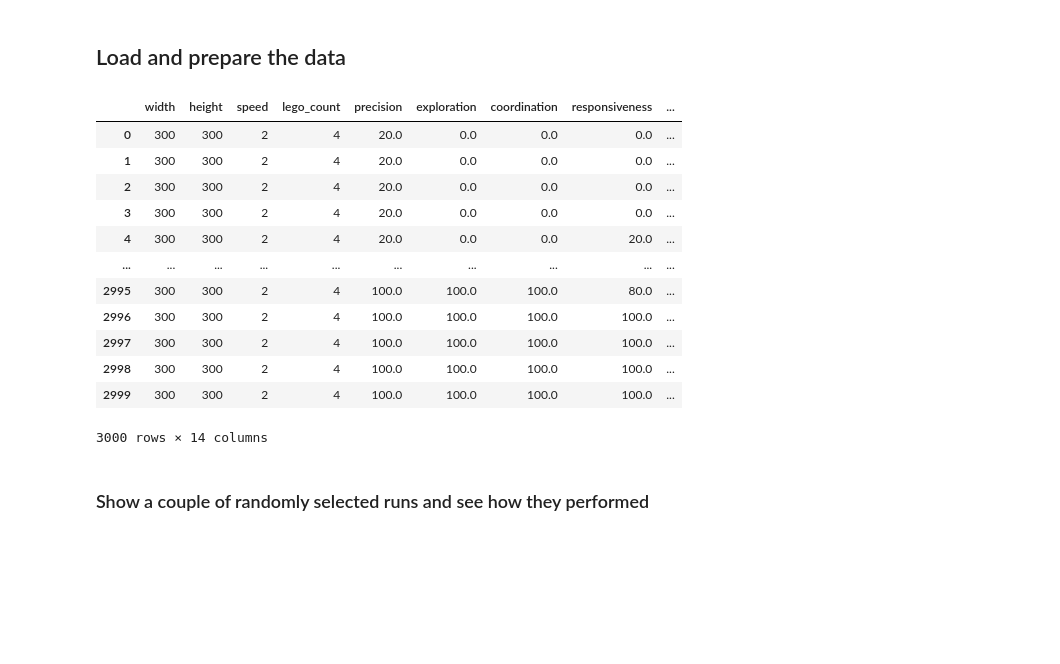
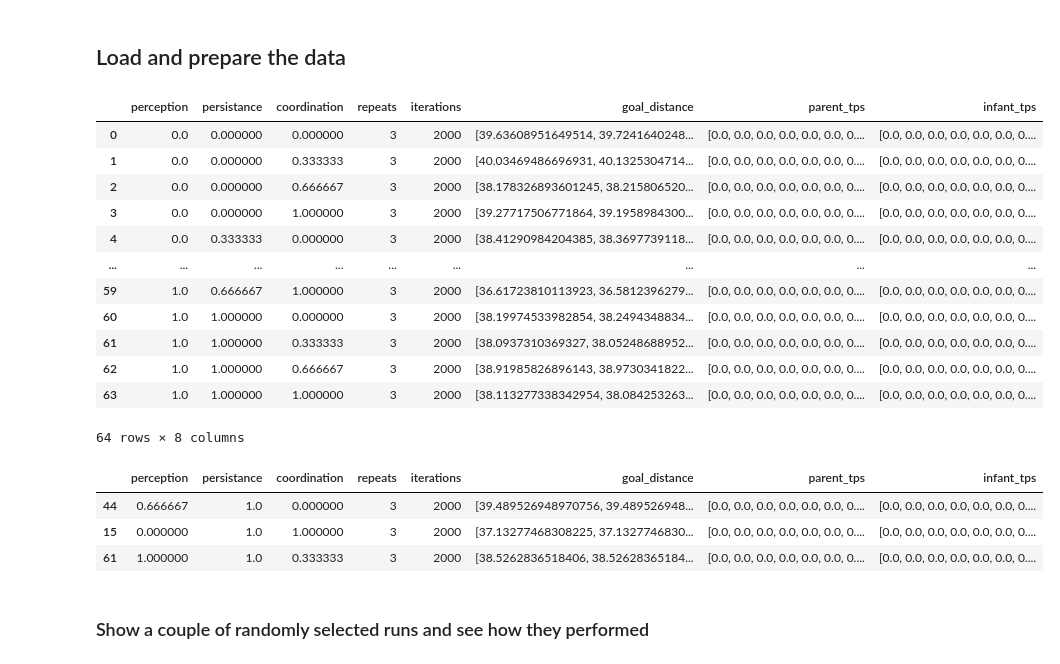
Before and after one commit to roznawsk/infant-abm, a Jupyter notebook: open_results.ipynb, the cells around one changed output. Cells and saved outputs as stored; diff of their text form; code cells hidden in the pictures; blank space fills up the shorter version.

```diff
--- a/open_results.ipynb
+++ b/open_results.ipynb
@@ -23,29 +23,32 @@ pylab.rcParams.update(params)
 # %%
 # df_nan = pd.read_hdf('results/run_grid_5_nan.hdf')
 # df_notnan = pd.read_hdf('results/run_grid_5_notnan.hdf')
 # df = pd.concat([df_nan, df_notnan])
 
-df = pd.read_hdf("results/run_grid_6.hdf")
-
-# df = pd.read_hdf('results/run_new_parallel.hdf')
-# df = pd.read_hdf('results/run_prec_exp.hdf')
-
-
+df = pd.read_hdf("results/test_run_temp.hdf")
+# df = pd.read_hdf("results/test_empty.hdf")
 df
 # %% [output]
-|  | width | height | speed | lego_count | precision | exploration | coordination | responsiveness | ... |
-| 0 | 300 | 300 | 2 | 4 | 20.0 | 0.0 | 0.0 | 0.0 | ... |
-| 1 | 300 | 300 | 2 | 4 | 20.0 | 0.0 | 0.0 | 0.0 | ... |
-| 2 | 300 | 300 | 2 | 4 | 20.0 | 0.0 | 0.0 | 0.0 | ... |
-| 3 | 300 | 300 | 2 | 4 | 20.0 | 0.0 | 0.0 | 0.0 | ... |
-| 4 | 300 | 300 | 2 | 4 | 20.0 | 0.0 | 0.0 | 20.0 | ... |
-| ... | ... | ... | ... | ... | ... | ... | ... | ... | ... |
-| 2995 | 300 | 300 | 2 | 4 | 100.0 | 100.0 | 100.0 | 80.0 | ... |
-| 2996 | 300 | 300 | 2 | 4 | 100.0 | 100.0 | 100.0 | 100.0 | ... |
-| 2997 | 300 | 300 | 2 | 4 | 100.0 | 100.0 | 100.0 | 100.0 | ... |
-| 2998 | 300 | 300 | 2 | 4 | 100.0 | 100.0 | 100.0 | 100.0 | ... |
-| 2999 | 300 | 300 | 2 | 4 | 100.0 | 100.0 | 100.0 | 100.0 | ... |
+|  | perception | persistance | coordination | repeats | iterations | goal_distance | parent_tps | infant_tps |
+| 0 | 0.0 | 0.000000 | 0.000000 | 3 | 2000 | [39.63608951649514, 39.7241640248... | [0.0, 0.0, 0.0, 0.0, 0.0, 0.0, 0.... | [0.0, 0.0, 0.0, 0.0, 0.0, 0.0, 0.... |
+| 1 | 0.0 | 0.000000 | 0.333333 | 3 | 2000 | [40.03469486696931, 40.1325304714... | [0.0, 0.0, 0.0, 0.0, 0.0, 0.0, 0.... | [0.0, 0.0, 0.0, 0.0, 0.0, 0.0, 0.... |
+| 2 | 0.0 | 0.000000 | 0.666667 | 3 | 2000 | [38.178326893601245, 38.215806520... | [0.0, 0.0, 0.0, 0.0, 0.0, 0.0, 0.... | [0.0, 0.0, 0.0, 0.0, 0.0, 0.0, 0.... |
+| 3 | 0.0 | 0.000000 | 1.000000 | 3 | 2000 | [39.27717506771864, 39.1958984300... | [0.0, 0.0, 0.0, 0.0, 0.0, 0.0, 0.... | [0.0, 0.0, 0.0, 0.0, 0.0, 0.0, 0.... |
+| 4 | 0.0 | 0.333333 | 0.000000 | 3 | 2000 | [38.41290984204385, 38.3697739118... | [0.0, 0.0, 0.0, 0.0, 0.0, 0.0, 0.... | [0.0, 0.0, 0.0, 0.0, 0.0, 0.0, 0.... |
+| ... | ... | ... | ... | ... | ... | ... | ... | ... |
+| 59 | 1.0 | 0.666667 | 1.000000 | 3 | 2000 | [36.61723810113923, 36.5812396279... | [0.0, 0.0, 0.0, 0.0, 0.0, 0.0, 0.... | [0.0, 0.0, 0.0, 0.0, 0.0, 0.0, 0.... |
+| 60 | 1.0 | 1.000000 | 0.000000 | 3 | 2000 | [38.19974533982854, 38.2494348834... | [0.0, 0.0, 0.0, 0.0, 0.0, 0.0, 0.... | [0.0, 0.0, 0.0, 0.0, 0.0, 0.0, 0.... |
+| 61 | 1.0 | 1.000000 | 0.333333 | 3 | 2000 | [38.0937310369327, 38.05248688952... | [0.0, 0.0, 0.0, 0.0, 0.0, 0.0, 0.... | [0.0, 0.0, 0.0, 0.0, 0.0, 0.0, 0.... |
+| 62 | 1.0 | 1.000000 | 0.666667 | 3 | 2000 | [38.91985826896143, 38.9730341822... | [0.0, 0.0, 0.0, 0.0, 0.0, 0.0, 0.... | [0.0, 0.0, 0.0, 0.0, 0.0, 0.0, 0.... |
+| 63 | 1.0 | 1.000000 | 1.000000 | 3 | 2000 | [38.113277338342954, 38.084253263... | [0.0, 0.0, 0.0, 0.0, 0.0, 0.0, 0.... | [0.0, 0.0, 0.0, 0.0, 0.0, 0.0, 0.... |
-3000 rows × 14 columns
+64 rows × 8 columns
+# %%
+df.iloc[[44, 15, 61],:]
+# %% [output]
+|  | perception | persistance | coordination | repeats | iterations | goal_distance | parent_tps | infant_tps |
+| 44 | 0.666667 | 1.0 | 0.000000 | 3 | 2000 | [39.489526948970756, 39.489526948... | [0.0, 0.0, 0.0, 0.0, 0.0, 0.0, 0.... | [0.0, 0.0, 0.0, 0.0, 0.0, 0.0, 0.... |
+| 15 | 0.000000 | 1.0 | 1.000000 | 3 | 2000 | [37.13277468308225, 37.1327746830... | [0.0, 0.0, 0.0, 0.0, 0.0, 0.0, 0.... | [0.0, 0.0, 0.0, 0.0, 0.0, 0.0, 0.... |
+| 61 | 1.000000 | 1.0 | 0.333333 | 3 | 2000 | [38.5262836518406, 38.52628365184... | [0.0, 0.0, 0.0, 0.0, 0.0, 0.0, 0.... | [0.0, 0.0, 0.0, 0.0, 0.0, 0.0, 0.... |
 # %%
 def moving_average(a, n=3):
     # Add zeros at the beginning, so the result doesn't change dimensions
```
Also changed, not shown: parts of 4 cells of this notebook, 15 other files.
